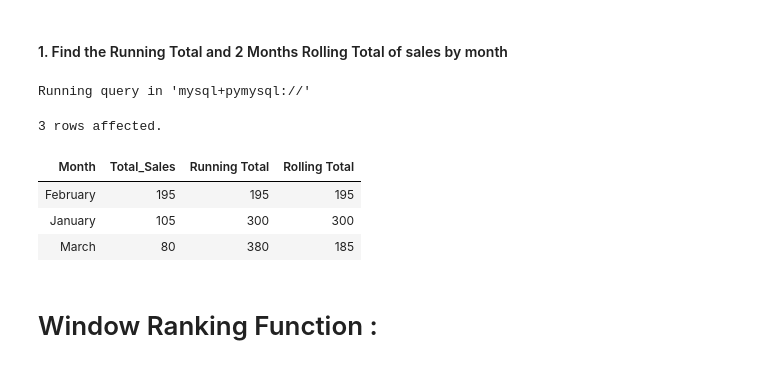
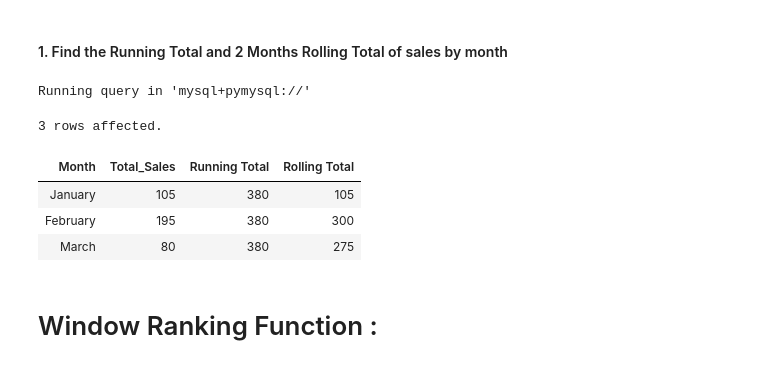
Before and after one commit to the-naman/Learn, a Jupyter notebook: SQL/SQL by Barra/My Notes/07. I - Aggregation and Analytical Functions.ipynb, the cells around one changed output. Drawn from its saved outputs; the diff is of its cells as text; code cells hidden in the pictures.

```diff
--- a/SQL/SQL by Barra/My Notes/07. I - Aggregation and Analytical Functions.ipynb
+++ b/SQL/SQL by Barra/My Notes/07. I - Aggregation and Analytical Functions.ipynb
@@ -940,21 +940,21 @@ Used for:
 # %%
 %%sql
 with RT as(
     select distinct monthname(orderdate) as `Month`,
         sum(sales) over(partition by month(orderdate)) as Total_Sales
     from orders
 )
 select *,
-    sum(Total_Sales) over(order by month) as `Running Total`,
-    sum(Total_Sales) over(order by Month rows between 1 preceding and current row) as `Rolling Total`
+    sum(Total_Sales) over(order by Month(Month)) as `Running Total`,
+    sum(Total_Sales) over(order by Month(Month) rows between 1 preceding and current row) as `Rolling Total`
 from RT;
 # %% [output]
 Running query in 'mysql+pymysql://'
 3 rows affected.
 | Month | Total_Sales | Running Total | Rolling Total |
-| February | 195 | 195 | 195 |
-| January | 105 | 300 | 300 |
-| March | 80 | 380 | 185 |
+| January | 105 | 380 | 105 |
+| February | 195 | 380 | 300 |
+| March | 80 | 380 | 275 |
 # %% [markdown]
 # Window Ranking Function :
 # %% [markdown]
```
